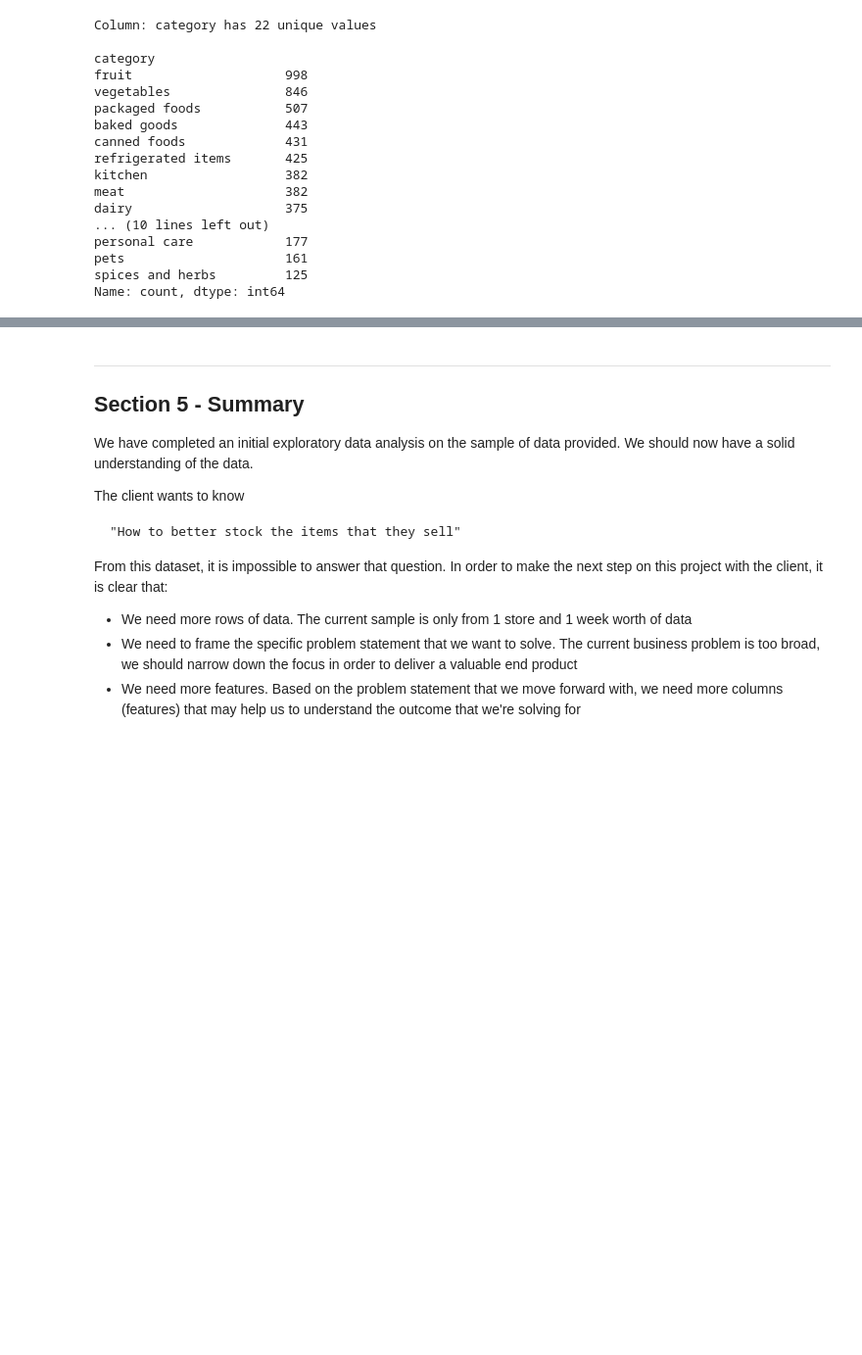
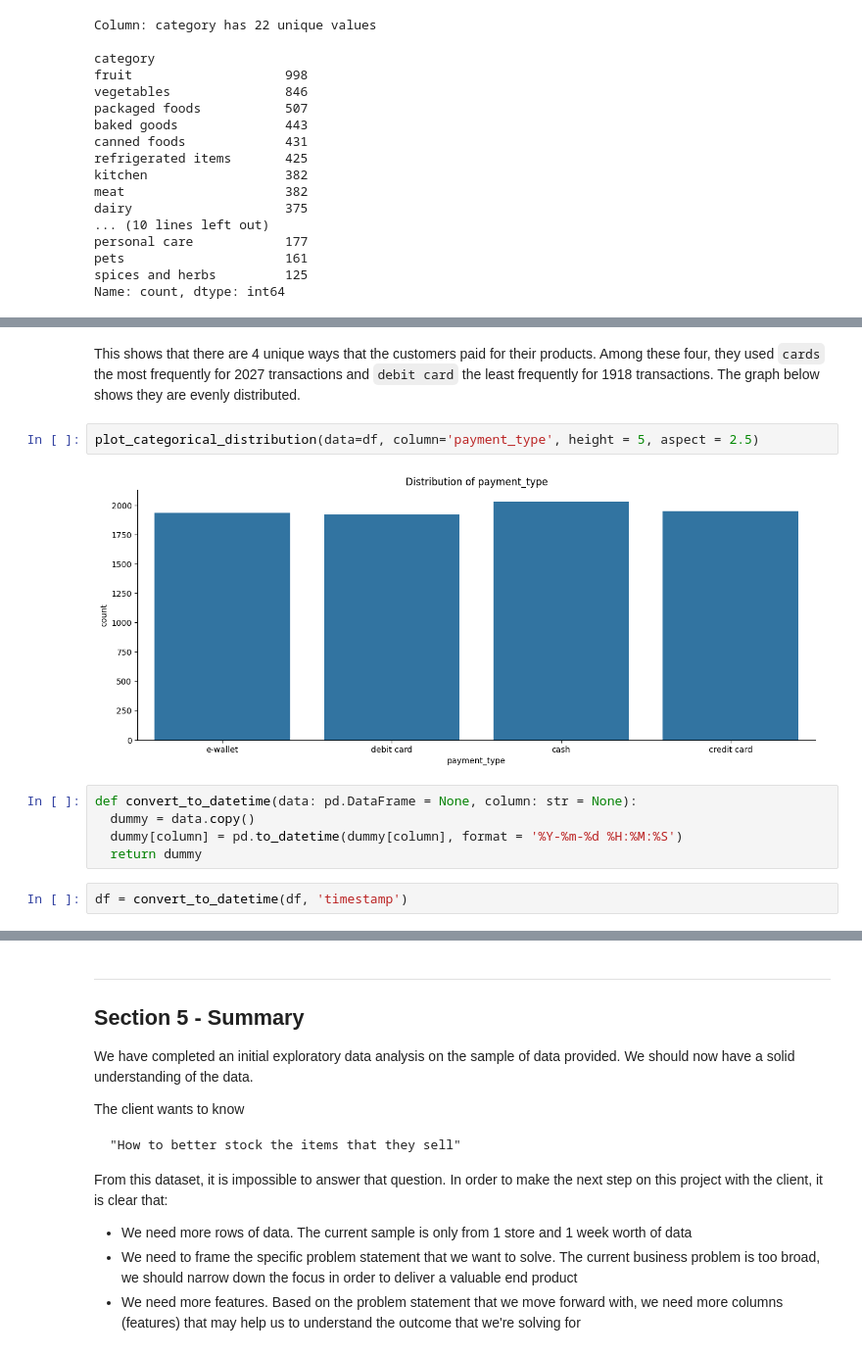
Before and after one commit to shawonsaha15/CourseWorks, a Jupyter notebook: Cognizant Artificial Intelligence/Cognizant_AI.ipynb, the cells around one changed output, grey strips where cells are left out. Shown: that part at 98% size. Drawn from its saved outputs; the diff is of its cells as text; blank space fills up the shorter version.

```diff
--- a/Cognizant Artificial Intelligence/Cognizant_AI.ipynb
+++ b/Cognizant Artificial Intelligence/Cognizant_AI.ipynb
@@ -255,0 +289,13 @@ This shows the number of categories of products purchased from the store, in thi
+# %% [markdown]
+This shows that there are 4 unique ways that the customers paid for their products. Among these four, they used `cards` the most frequently for 2027 transactions and `debit card` the least frequently for 1918 transactions. The graph below shows they are evenly distributed.
+# %%
+plot_categorical_distribution(data=df, column='payment_type', height = 5, aspect = 2.5)
+# %% [output]
+[figure, added]
+# %%
+def convert_to_datetime(data: pd.DataFrame = None, column: str = None):
+  dummy = data.copy()
+  dummy[column] = pd.to_datetime(dummy[column], format = '%Y-%m-%d %H:%M:%S')
+  return dummy
+# %%
+df = convert_to_datetime(df, 'timestamp')
```
Also changed, not shown: parts of 13 cells of this notebook.
